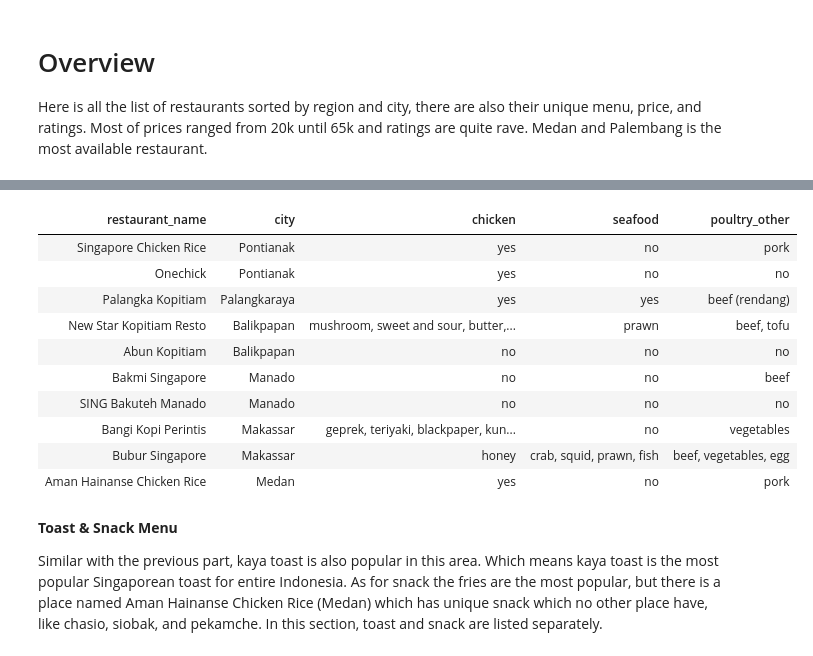
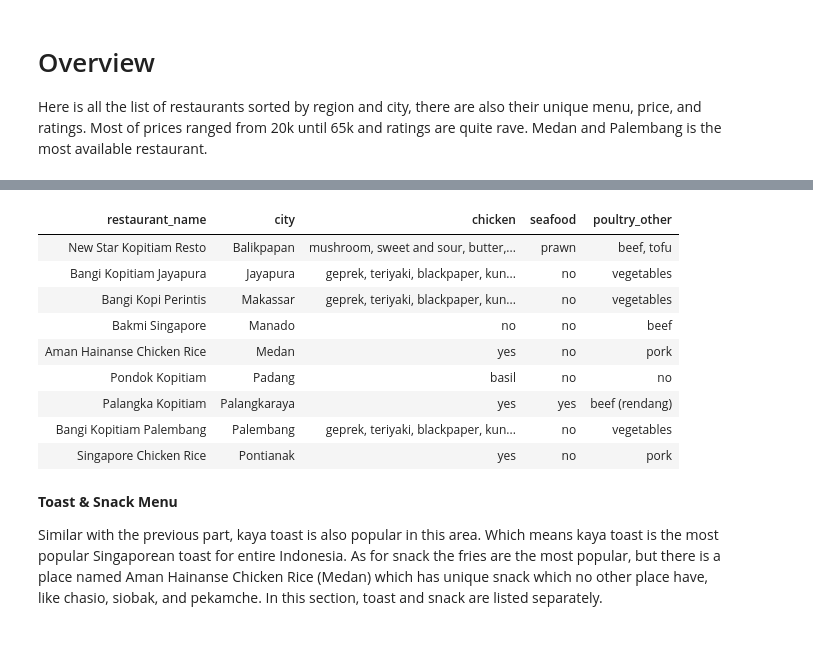
Before and after one commit to miradelimanr/Burger-Jakarta, a Jupyter notebook: singapore-food-in-indonesia-iii-sql-version.ipynb, the cells around one changed output, grey strips where cells are left out. Cells and saved outputs as stored; diff of their text form; code cells hidden in the pictures.

```diff
--- a/singapore-food-in-indonesia-iii-sql-version.ipynb
+++ b/singapore-food-in-indonesia-iii-sql-version.ipynb
@@ -56,7 +58,7 @@ For disambiguation, mee is mie/noodle, fried rice is nasi goreng, kway teow is k
 singapore  = sqldf("""SELECT restaurant_name, city, rice_menu, noodle, noodle_specific
 FROM singapore
 WHERE region LIKE '%Sumatra' OR region LIKE '%Kalimantan' OR region LIKE '%Sulawesi' OR region LIKE '%Papua'
-LIMIT 10""")
+GROUP BY city""")
 singapore.style.hide_index()
 # %% [output]
 | restaurant_name | city | rice_menu | noodle | noodle_specific |
@@ -77,21 +78,20 @@ Based on the list here, the poultry menu are mostly dominated by chicken but onl
 # %%
 singapore  = sqldf("""SELECT restaurant_name, city, chicken, seafood, poultry_other
 FROM singapore
 WHERE region LIKE '%Sumatra' OR region LIKE '%Kalimantan' OR region LIKE '%Sulawesi' OR region LIKE '%Papua'
-LIMIT 10""")
+GROUP BY city""")
 singapore.style.hide_index()
 # %% [output]
 | restaurant_name | city | chicken | seafood | poultry_other |
+| New Star Kopitiam Resto | Balikpapan | mushroom, sweet and sour, butter,... | prawn | beef, tofu |
+| Bangi Kopitiam Jayapura | Jayapura | geprek, teriyaki, blackpaper, kun... | no | vegetables |
+| Bangi Kopi Perintis | Makassar | geprek, teriyaki, blackpaper, kun... | no | vegetables |
+| Bakmi Singapore | Manado | no | no | beef |
+| Aman Hainanse Chicken Rice | Medan | yes | no | pork |
+| Pondok Kopitiam | Padang | basil | no | no |
+| Palangka Kopitiam | Palangkaraya | yes | yes | beef (rendang) |
+| Bangi Kopitiam Palembang | Palembang | geprek, teriyaki, blackpaper, kun... | no | vegetables |
 | Singapore Chicken Rice | Pontianak | yes | no | pork |
-| Onechick | Pontianak | yes | no | no |
-| Palangka Kopitiam | Palangkaraya | yes | yes | beef (rendang) |
-| New Star Kopitiam Resto | Balikpapan | mushroom, sweet and sour, butter,... | prawn | beef, tofu |
-| Abun Kopitiam | Balikpapan | no | no | no |
-| Bakmi Singapore | Manado | no | no | beef |
-| SING Bakuteh Manado | Manado | no | no | no |
-| Bangi Kopi Perintis | Makassar | geprek, teriyaki, blackpaper, kun... | no | vegetables |
-| Bubur Singapore | Makassar | honey | crab, squid, prawn, fish | beef, vegetables, egg |
-| Aman Hainanse Chicken Rice | Medan | yes | no | pork |
 # %% [markdown]
 **Toast & Snack Menu**
 
```
Also changed, not shown: parts of 4 cells of this notebook.
